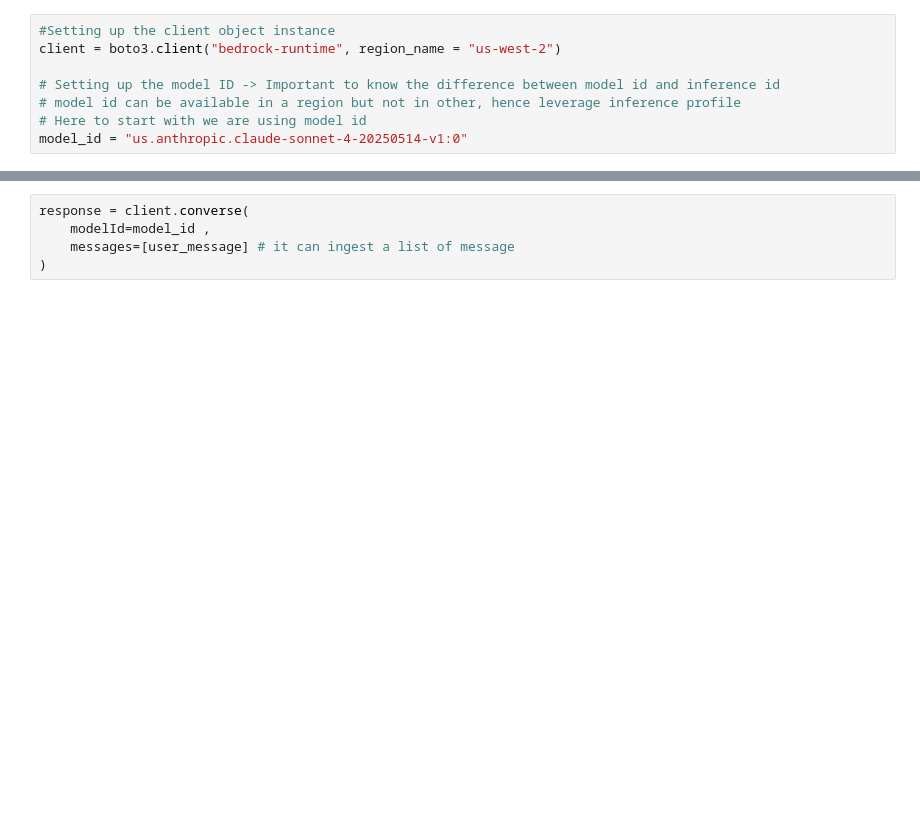
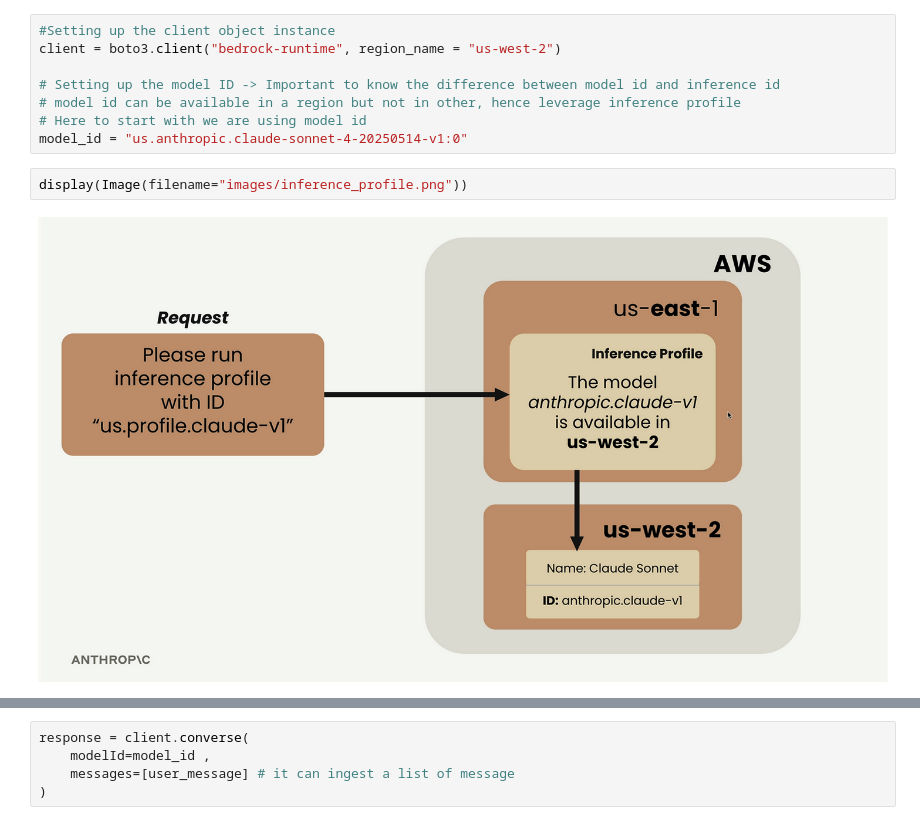
Before and after one commit to FilledVaccum/claude-with-amazon-bedrock, a Jupyter notebook: claude/claude_making_a_request.ipynb, the cells around one changed output, grey strips where cells are left out. Drawn from its saved outputs; the diff is of its cells as text; blank space fills up the shorter version.

```diff
--- a/claude/claude_making_a_request.ipynb
+++ b/claude/claude_making_a_request.ipynb
@@ -28,3 +30,7 @@ client = boto3.client("bedrock-runtime", region_name = "us-west-2")
 # model id can be available in a region but not in other, hence leverage inference profile
 # Here to start with we are using model id
 model_id = "us.anthropic.claude-sonnet-4-20250514-v1:0"
+# %%
+display(Image(filename="images/inference_profile.png"))
+# %% [output]
+[figure, added]
```
Also changed, not shown: parts of 7 cells of this notebook, 3 other files.
